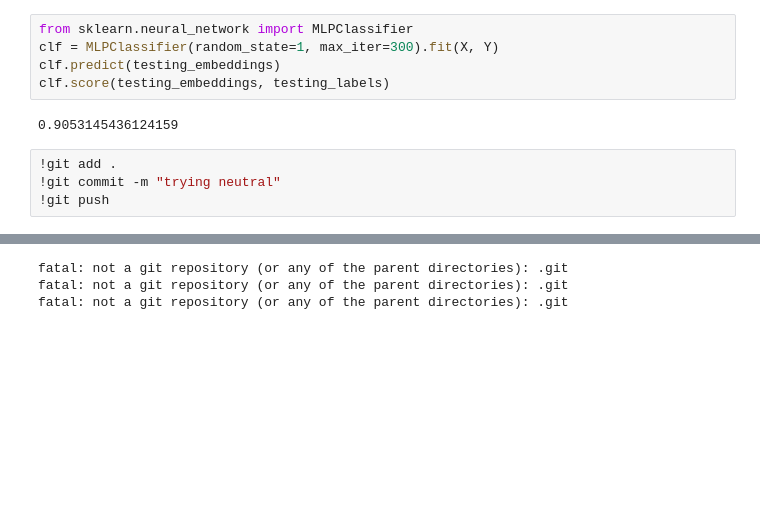
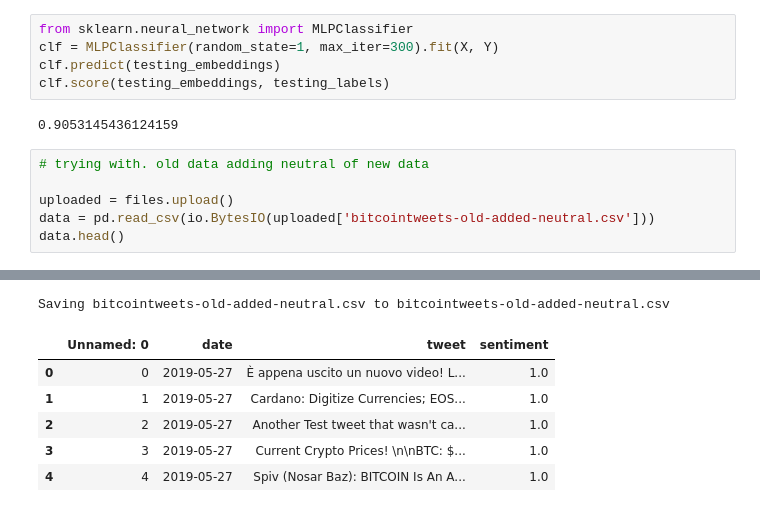
Before and after one commit to hassanjkhan/SALT-DATA, a Jupyter notebook: Untitled.ipynb, the cells around one changed output, grey strips where cells are left out. Cells and saved outputs as stored; diff of their text form; blank space fills up the shorter version.

```diff
--- a/Untitled.ipynb
+++ b/Untitled.ipynb
@@ -237,7 +232,9 @@ clf.score(testing_embeddings, testing_labels)
 # %% [output]
 0.9053145436124159
 # %%
-!git add .
-!git commit -m "trying neutral"
-!git push
+# trying with. old data adding neutral of new data
+
+uploaded = files.upload()
+data = pd.read_csv(io.BytesIO(uploaded['bitcointweets-old-added-neutral.csv']))
+data.head()
 # %% [output]
@@ -244,3 +242,7 @@ clf.score(testing_embeddings, testing_labels)
-fatal: not a git repository (or any of the parent directories): .git
-fatal: not a git repository (or any of the parent directories): .git
-fatal: not a git repository (or any of the parent directories): .git
+Saving bitcointweets-old-added-neutral.csv to bitcointweets-old-added-neutral.csv
+|  | Unnamed: 0 | date | tweet | sentiment |
+| 0 | 0 | 2019-05-27 | È appena uscito un nuovo video! L... | 1.0 |
+| 1 | 1 | 2019-05-27 | Cardano: Digitize Currencies; EOS... | 1.0 |
+| 2 | 2 | 2019-05-27 | Another Test tweet that wasn't ca... | 1.0 |
+| 3 | 3 | 2019-05-27 | Current Crypto Prices! \n\nBTC: $... | 1.0 |
+| 4 | 4 | 2019-05-27 | Spiv (Nosar Baz): BITCOIN Is An A... | 1.0 |
```
Also changed, not shown: parts of 9 cells of this notebook.
